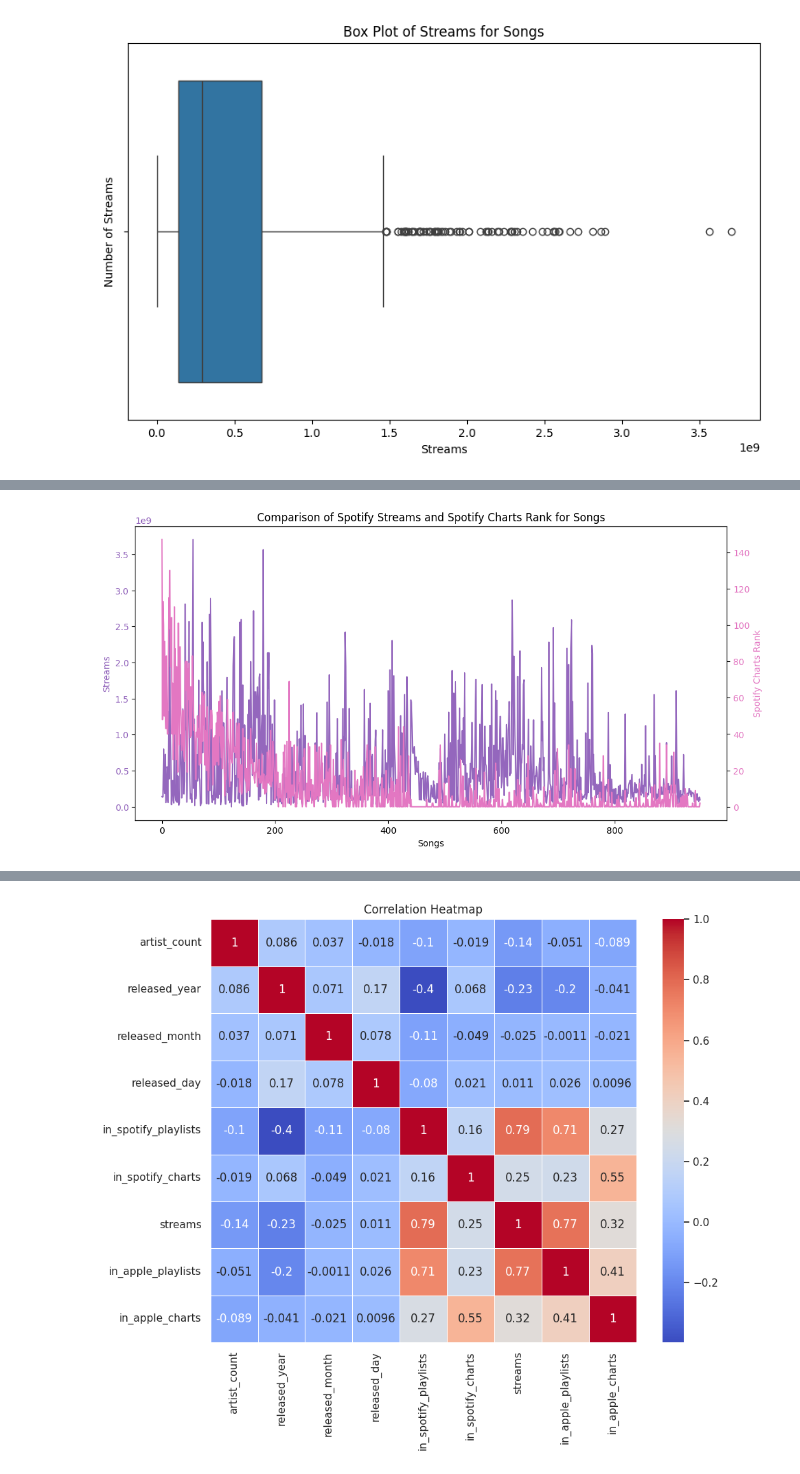
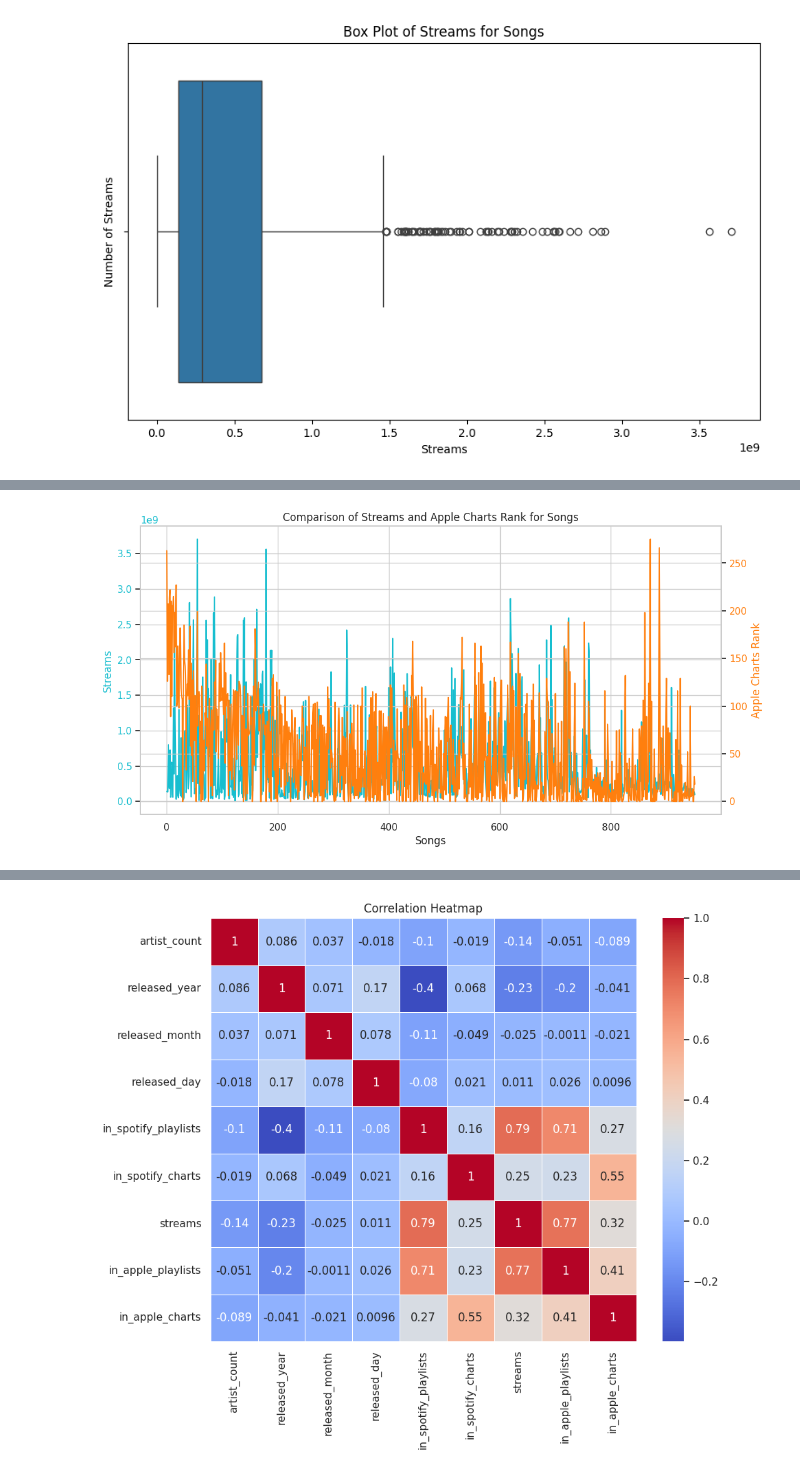
Before and after one commit to hasanahaffendy/STQD6014---Data-Science, a Jupyter notebook: Project2.ipynb, the cells around one changed output, grey strips where cells are left out. Drawn from its saved outputs; the diff is of its cells as text; code cells hidden in the pictures.

```diff
--- a/Project2.ipynb
+++ b/Project2.ipynb
@@ -251,0 +309,29 @@ Name: in_spotify_playlists, dtype: int64
+# %%
+# Set an aesthetically pleasing color palette
+custom_palette = sns.color_palette("viridis", as_cmap=True)
+
+# Set the style for visualizations
+sns.set(style="whitegrid")
+
+# Scatter plot for Streams vs. Spotify Charts Rank
+plt.figure(figsize=(12, 8))
+scatter_plot = sns.scatterplot(x='streams', y='in_spotify_charts', data=df, alpha=0.7, palette=custom_palette)
+
+# Enhance plot aesthetics
+scatter_plot.set_title('Scatter Plot: Streams vs. Spotify Charts Rank', fontsize=16, weight='bold')
+scatter_plot.set_xlabel('Number of Streams', fontsize=12)
+scatter_plot.set_ylabel('Spotify Charts Rank', fontsize=12)
+
+# Customize grid lines
+scatter_plot.grid(color='gray', linestyle='--', linewidth=0.5)
+
+# Show a colorbar for better interpretation of data points
+colorbar = plt.colorbar(scatter_plot.collections[0])
+colorbar.set_label('Density of Points', fontsize=10)
+
+# Add annotations or additional information if needed
+# plt.annotate('Additional Information', xy=(x_coord, y_coord), xytext=(text_x, text_y),
+#              arrowprops=dict(facecolor='black', shrink=0.05), fontsize=10)
+
+# Display the enhanced scatter plot
+plt.show();
@@ -252,20 +340,20 @@ Name: in_spotify_playlists, dtype: int64
 # %%
 # Dual axis plot for Spotify metrics
 fig, ax1 = plt.subplots(figsize=(12, 6))
 
-color = 'tab:purple'
+color = 'tab:cyan'
 ax1.set_xlabel('Songs')
 ax1.set_ylabel('Streams', color=color)
 ax1.plot(df_cleaned['streams'], color=color)
 ax1.tick_params(axis='y', labelcolor=color)
 
 ax2 = ax1.twinx()
-color = 'tab:pink'
-ax2.set_ylabel('Spotify Charts Rank', color=color)
-ax2.plot(df_cleaned['in_spotify_charts'], color=color)
+color = 'tab:orange'
+ax2.set_ylabel('Apple Charts Rank', color=color)
+ax2.plot(df_cleaned['in_apple_charts'], color=color)
 ax2.tick_params(axis='y', labelcolor=color)
 
-plt.title('Comparison of Spotify Streams and Spotify Charts Rank for Songs')
+plt.title('Comparison of Streams and Apple Charts Rank for Songs')
 plt.show()
 # %% [output]
-[figure, old version]
+[figure, new version]
```
Also changed, not shown: parts of 14 cells of this notebook.
